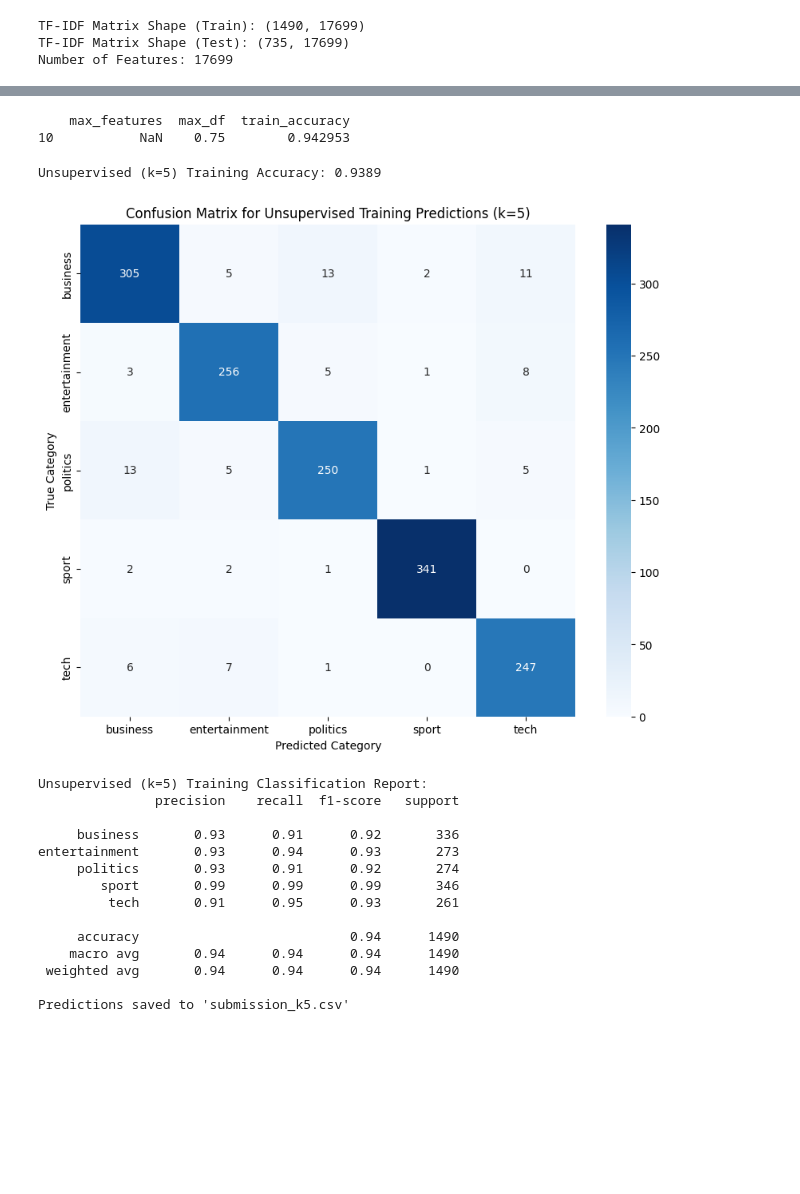
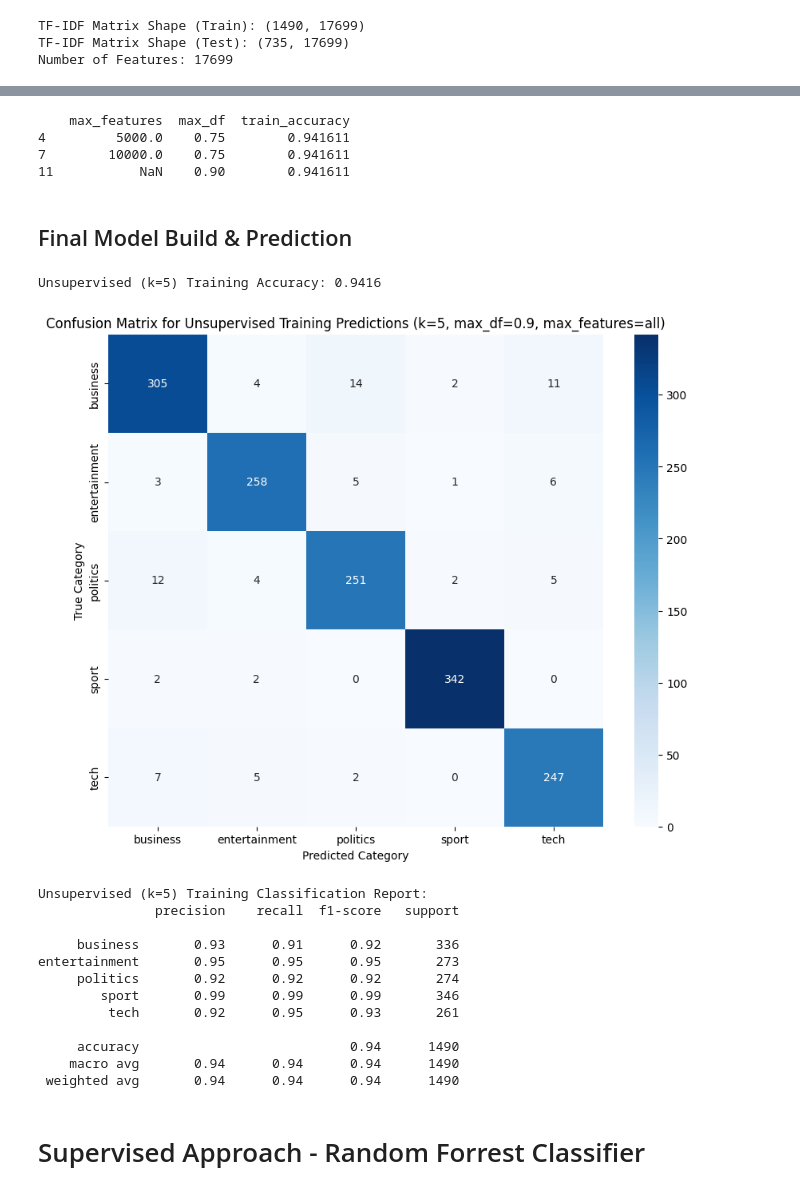
Before and after one commit to carlosmatherson/BBC-News-Classification, a Jupyter notebook: BBC_News_Classification.ipynb, the cells around one changed output, grey strips where cells are left out. Drawn from its saved outputs; the diff is of its cells as text; code cells hidden in the pictures; blank space fills up the shorter version.

```diff
--- a/BBC_News_Classification.ipynb
+++ b/BBC_News_Classification.ipynb
@@ -189,7 +201,6 @@ plt.figure(figsize=(10,6))
 for k in reversed(k_values):
     svd = TruncatedSVD(n_components=k)
     tfidf_SVD_train = svd.fit_transform(tfidf_matrix_train)
-    tfidf_SVD_test = svd.transform(tfidf_matrix_test)
 
     train_similarity = cosine_similarity(tfidf_SVD_train, tfidf_SVD_train)
     train_predictions = predict_labels_training(train_similarity, train_labels)
@@ -244,11 +255,9 @@ for f in max_features_values:
 
         tfidf_vectorizer = TfidfVectorizer(tokenizer=custom_tokenizer, stop_words=stop_words, max_df=d, max_features=f)
         tfidf_matrix_train = tfidf_vectorizer.fit_transform(train_data['Text'])
-        tfidf_matrix_test = tfidf_vectorizer.transform(test_data['Text'])
 
         svd = TruncatedSVD(n_components=5)
         tfidf_SVD_train = svd.fit_transform(tfidf_matrix_train)
-        tfidf_SVD_test = svd.transform(tfidf_matrix_test)
 
         train_similarity = cosine_similarity(tfidf_SVD_train, tfidf_SVD_train)
         train_predictions = predict_labels_training(train_similarity, train_labels)
@@ -256,7 +265,6 @@ for f in max_features_values:
         train_acc = accuracy_score(train_labels, train_predictions)
         results.append({'max_features': f, 'max_df': d, 'train_accuracy': train_acc})
 
-# Convert results to DataFrame
 results_df = pd.DataFrame(results)
 print("\nHyperparameter Tuning Results:")
 print(results_df)
@@ -267,4 +288,6 @@ best_hyperparams = results_df[results_df['train_accuracy'] == results_df['train_
 print(best_hyperparams)
 # %% [output]
     max_features  max_df  train_accuracy
-10           NaN    0.75        0.942953
+4         5000.0    0.75        0.941611
+7        10000.0    0.75        0.941611
+11           NaN    0.90        0.941611
@@ -273,52 +294,57 @@ print(best_hyperparams)
+# %% [markdown]
+## Final Model Build & Prediction
 # %%
+# final hyperparameters
 k_final = 5
 max_features_final = None
-max_df_final = 0.75
+max_df_final = 0.90
 
+# preprocess data
 tfidf_vectorizer = TfidfVectorizer(tokenizer=custom_tokenizer, stop_words=stop_words, max_df=max_df_final, max_features=max_features_final)
 tfidf_matrix_train = tfidf_vectorizer.fit_transform(train_data['Text'])
 tfidf_matrix_test = tfidf_vectorizer.transform(test_data['Text'])
 
+# train and fit truncated SVD
 svd = TruncatedSVD(n_components=k_final)
 tfidf_SVD_train = svd.fit_transform(tfidf_matrix_train)
 tfidf_SVD_test = svd.transform(tfidf_matrix_test)
 
+# train
 train_similarity = cosine_similarity(tfidf_SVD_train, tfidf_SVD_train)
 train_predictions = predict_labels_training(train_similarity, train_labels, exclude_self=True)
-acc = accuracy_score(train_labels, train_predictions)
-print(f"Unsupervised (k={k_final}) Training Accuracy: {acc:.4f}")
 
+# create training set confusion matrix
 cm = confusion_matrix(train_labels, train_predictions)
 plt.figure(figsize=(10, 8))
 categories = np.unique(train_labels)
 sns.heatmap(cm, annot=True, fmt='d', cmap='Blues',
             xticklabels=categories, yticklabels=categories)
 plt.xlabel('Predicted Category')
 plt.ylabel('True Category')
-plt.title(f'Confusion Matrix for Unsupervised Training Predictions (k={k_final})')
+plt.title(f'Confusion Matrix for Unsupervised Training Predictions (k={k_final}, max_df={max_df_final}, max_features=all)')
 plt.show()
 print(f"\nUnsupervised (k={k_final}) Training Classification Report:")
 print(classification_report(train_labels, train_predictions))
 
+# predict on testing set and save for submission
 test_similarity = cosine_similarity(tfidf_SVD_test, tfidf_SVD_train)
 test_predictions = predict_labels_training(test_similarity, train_labels)
 submission = pd.DataFrame({'ArticleId': test_data['ArticleId'], 'Category': test_predictions})
-submission.to_csv('submission_k5.csv', index=False)
-print("Predictions saved to 'submission_k5.csv'")
+submission.to_csv('submission.csv', index=False)
 # %% [output]
-Unsupervised (k=5) Training Accuracy: 0.9389
+Unsupervised (k=5) Training Accuracy: 0.9416
-[figure, old version]
+[figure, new version]
 Unsupervised (k=5) Training Classification Report:
                precision    recall  f1-score   support
 
      business       0.93      0.91      0.92       336
-entertainment       0.93      0.94      0.93       273
-     politics       0.93      0.91      0.92       274
+entertainment       0.95      0.95      0.95       273
+     politics       0.92      0.92      0.92       274
         sport       0.99      0.99      0.99       346
-         tech       0.91      0.95      0.93       261
+         tech       0.92      0.95      0.93       261
 
      accuracy                           0.94      1490
     macro avg       0.94      0.94      0.94      1490
  weighted avg       0.94      0.94      0.94      1490
-
-Predictions saved to 'submission_k5.csv'
+# %% [markdown]
+# Supervised Approach - Random Forrest Classifier
```
Also changed, not shown: parts of 18 cells of this notebook.
